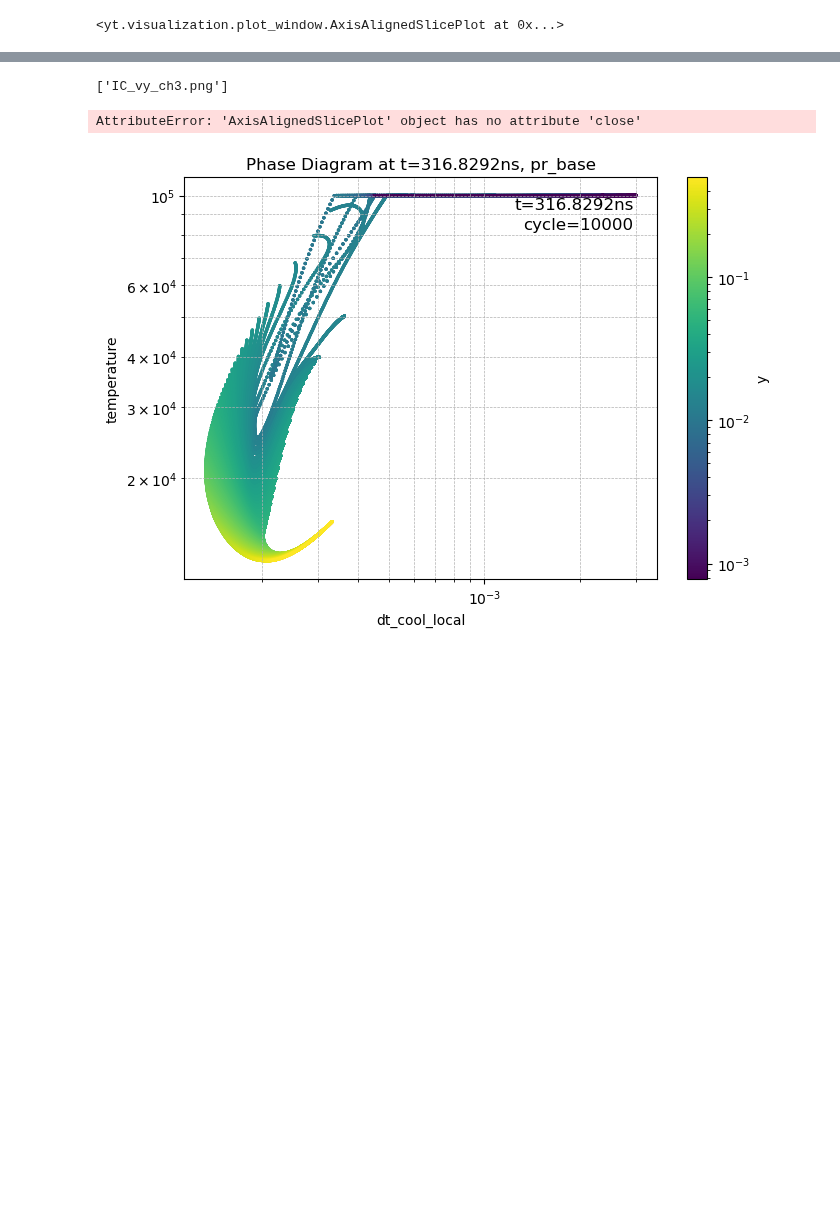
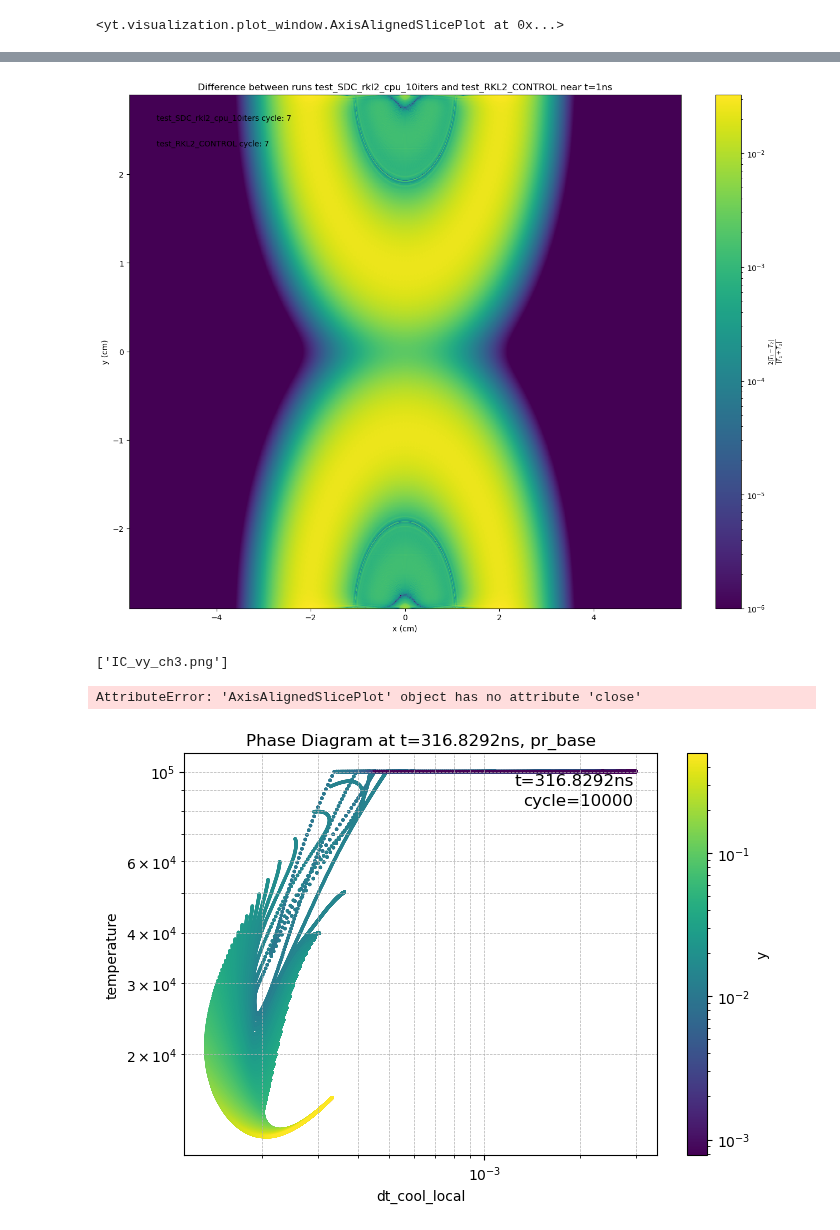
Before and after one commit to ianfreeman519/CMSE_PhD, a Jupyter notebook: athenaPK_files/plottingYT.ipynb, the cells around one changed output, grey strips where cells are left out. Cells and saved outputs as stored; diff of their text form; code cells hidden in the pictures; blank space fills up the shorter version.

```diff
--- a/athenaPK_files/plottingYT.ipynb
+++ b/athenaPK_files/plottingYT.ipynb
@@ -105,0 +171,7 @@ p.show()
+# %%
+for i in [0, index]:
+    fn = fileseries[i]
+    print("\n---", i, fn, "---")
+    with h5py.File(fn, "r") as f:
+        print("Top-level:", list(f.keys()))
+        print("Info attrs:", list(f["Info"].attrs.keys()) if "Info" in f else "NO INFO")
@@ -164,0 +332,50 @@ p
+# %%
+from matplotlib.colors import LogNorm
+# Taking a difference between two simulation runs:
+dk1 = "test_SDC_no_rkl2_cpu"
+dk1 = "test_SDC_rkl2_cpu_10iters"
+dk2 = "test_RKL2_CONTROL"
+
+index = 1
+fs1 = grabFileSeries(directoryDict[dk1], basename="parthenon", outputnum="out0")
+fs2 = grabFileSeries(directoryDict[dk2], basename="parthenon", outputnum="out0")
+
+ds1 = yt.load(fs1[index])
+ds2 = yt.load(fs2[index])
+
+cg1 = ds1.covering_grid(level=0, left_edge=ds1.domain_left_edge, dims=ds1.domain_dimensions)
+cg2 = ds2.covering_grid(level=0, left_edge=ds2.domain_left_edge, dims=ds2.domain_dimensions)
+
+T1 = cg1[("gas", "temperature")].v[:, :, 0]
+T2 = cg2[("gas", "temperature")].v[:, :, 0]
+
+x = cg1[("gas", "x")].v[:, 0, 0]
+y = cg1[("gas", "y")].v[0, :, 0]
+
+X, Y = np.meshgrid(x, y, indexing="ij")
+
+abs_error = np.abs(T1 - T2)/np.abs(0.5*(T1 + T2))
+
+mask = abs_error < 1e-6
+abs_error[mask] = 1e-10
+
+cmap = plt.get_cmap("viridis").copy()
+cmap.set_bad(alpha=0.01)  # Make masked regions transparent
+
+fig, ax = plt.subplots()
+fig.set_size_inches(16, 12)
+pcm = ax.pcolormesh(X, Y, abs_error, cmap=cmap, norm=LogNorm(vmin=1e-6, vmax=abs_error.max()))
+
+cbar = fig.colorbar(pcm, ax=ax)
+cbar.set_label(r"$\frac{2|T_1-T_2|}{|T_1+T_2|}$")
+ax.set_xlabel("x (cm)")
+ax.set_ylabel("y (cm)")
+ax.set_title(f"Difference between runs {dk1} and {dk2} near t={index}ns")
+
+ax.text(0.05, 0.95, f"{dk1} cycle: {get_cycle(fs1[index])}", transform=ax.transAxes)
+ax.text(0.05, 0.90, f"{dk2} cycle: {get_cycle(fs2[index])}", transform=ax.transAxes)
+
+plt.show()
+fig.savefig(f"difference_{dk1}_{dk2}_t{index:04d}.png", dpi=300, bbox_inches="tight")
+# %% [output]
+[figure, added]
```
Also changed, not shown: parts of 11 cells of this notebook, 14 other files.
